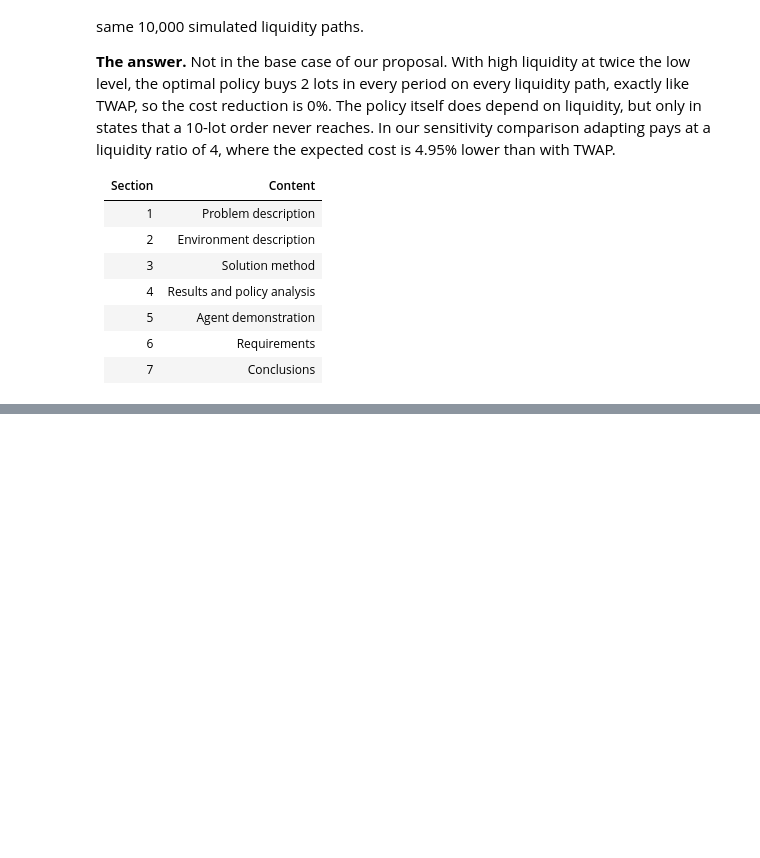
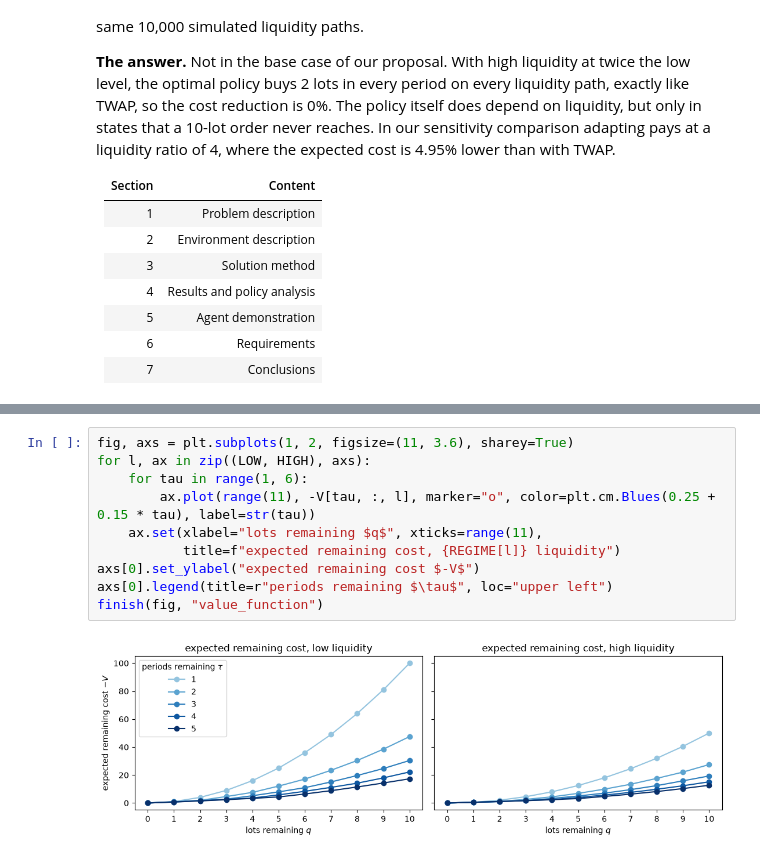
Before and after one commit to ahmedas91/rl-optimal-trade-execution, a Jupyter notebook: optimal_trade_execution.ipynb, the cells around one changed output, grey strips where cells are left out. Drawn from its saved outputs; the diff is of its cells as text; blank space fills up the shorter version.

```diff
--- a/optimal_trade_execution.ipynb
+++ b/optimal_trade_execution.ipynb
@@ -474,0 +437,12 @@ finish(fig, "value_function")
+# %%
+fig, axs = plt.subplots(1, 2, figsize=(11, 3.6), sharey=True)
+for l, ax in zip((LOW, HIGH), axs):
+    for tau in range(1, 6):
+        ax.plot(range(11), -V[tau, :, l], marker="o", color=plt.cm.Blues(0.25 + 0.15 * tau), label=str(tau))
+    ax.set(xlabel="lots remaining $q$", xticks=range(11),
+           title=f"expected remaining cost, {REGIME[l]} liquidity")
+axs[0].set_ylabel("expected remaining cost $-V$")
+axs[0].legend(title=r"periods remaining $\tau$", loc="upper left")
+finish(fig, "value_function")
+# %% [output]
+[figure, added]
```
Also changed, not shown: parts of 71 cells of this notebook, 7 other files.
